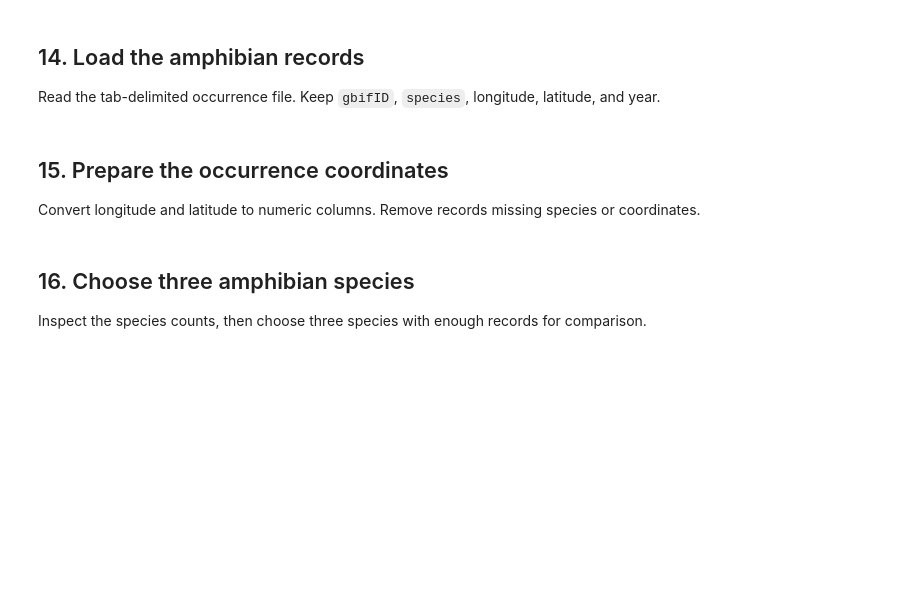
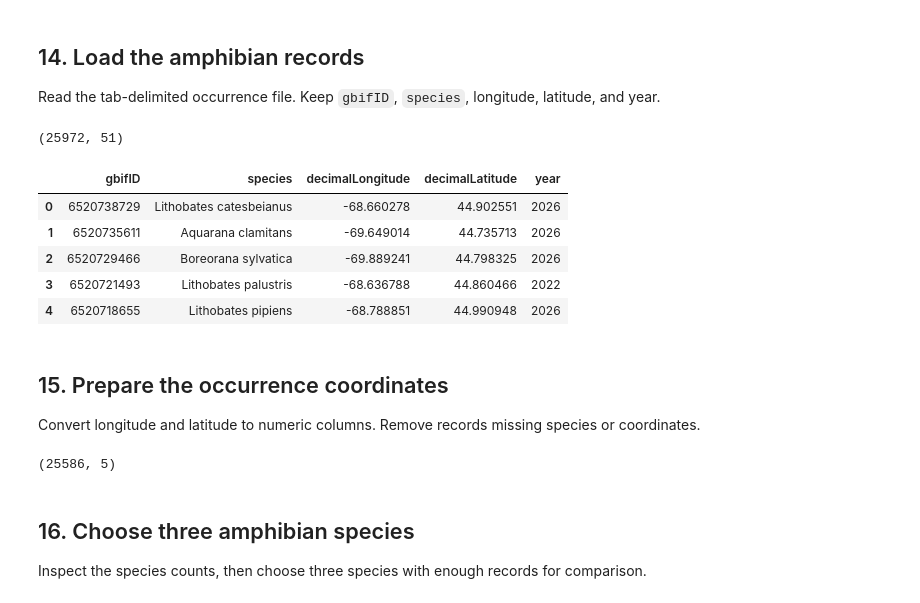
Before and after one commit to meganklutts/BIO597-SpatialBiodiversity, a Jupyter notebook: docs/assignments/Assignment-05-RasterData.ipynb, the cells around one changed output. Saved outputs shown, nothing was run; the diff lists cells and outputs as text; code cells hidden in the pictures; blank space fills up the shorter version.

Commit message:
Completed Assignment 05

```diff
--- a/docs/assignments/Assignment-05-RasterData.ipynb
+++ b/docs/assignments/Assignment-05-RasterData.ipynb
@@ -150,20 +367,50 @@ Open the raster, confirm alignment, clip it to Maine, and plot it.
 
 Read the tab-delimited occurrence file. Keep `gbifID`, `species`, longitude, latitude, and year.
 # %%
-amphibians = pd.read_csv(
-    "Amphibians_ME/Amphibians_ME.csv",
-    sep=__________,
-    low_memory=False,
-)
+amphibians = gpd.read_file(
+    "../assignments/Amphibians_ME/Amphibians_ME.csv",
+    x_possible_names="decimalLongitude",
+    y_possible_names="decimalLatitude",
+).set_crs("EPSG:4326")
+
+print(amphibians.shape)
 
 # Keep the five requested columns.
+columns_to_keep = [
+    "gbifID",
+    "species",
+    "decimalLongitude",
+    "decimalLatitude",
+    "year",
+]
+
+amphibians = amphibians[columns_to_keep]
+
+amphibians.head()
+# %% [output]
+(25972, 51)
+|  | gbifID | species | decimalLongitude | decimalLatitude | year |
+| 0 | 6520738729 | Lithobates catesbeianus | -68.660278 | 44.902551 | 2026 |
+| 1 | 6520735611 | Aquarana clamitans | -69.649014 | 44.735713 | 2026 |
+| 2 | 6520729466 | Boreorana sylvatica | -69.889241 | 44.798325 | 2026 |
+| 3 | 6520721493 | Lithobates palustris | -68.636788 | 44.860466 | 2022 |
+| 4 | 6520718655 | Lithobates pipiens | -68.788851 | 44.990948 | 2026 |
 # %% [markdown]
 ## 15. Prepare the occurrence coordinates
 
 Convert longitude and latitude to numeric columns. Remove records missing species or coordinates.
 # %%
 # Convert both coordinate columns with pd.to_numeric().
+coordinate_cols = ['decimalLongitude', 'decimalLatitude']
+amphibians[coordinate_cols] = amphibians[coordinate_cols].apply(pd.to_numeric, errors='coerce')
 # Drop rows missing species, longitude, or latitude.
+amphibians = amphibians[amphibians["species"] != ""]
+amphibians = amphibians[amphibians["decimalLongitude"] != ""]
+amphibians = amphibians[amphibians["decimalLatitude"] != ""]
+
+amphibians.shape
+# %% [output]
+(25586, 5)
 # %% [markdown]
 ## 16. Choose three amphibian species
 
```
Also changed, not shown: parts of 33 cells of this notebook.
